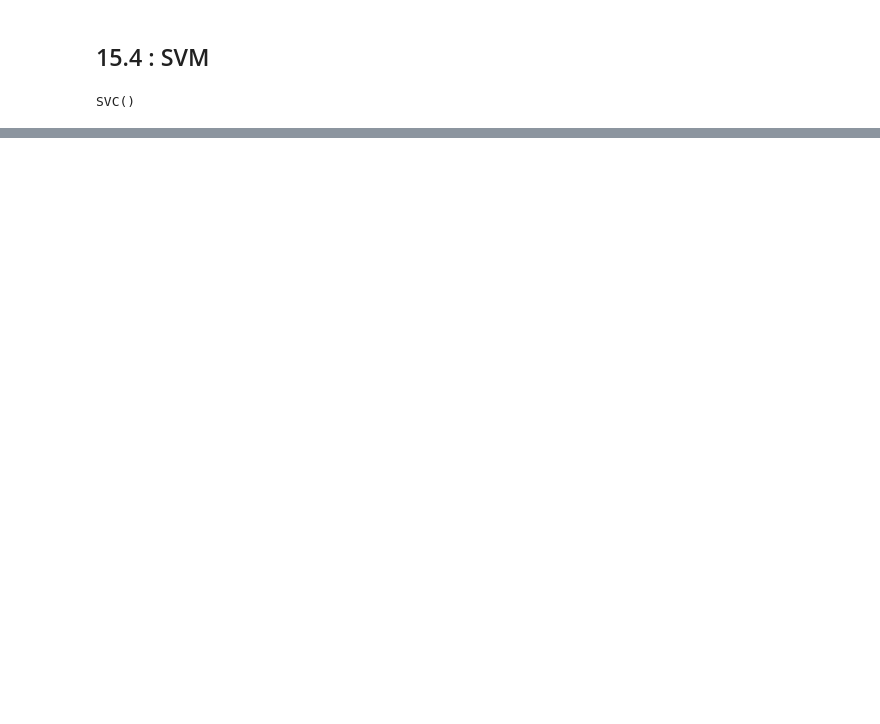
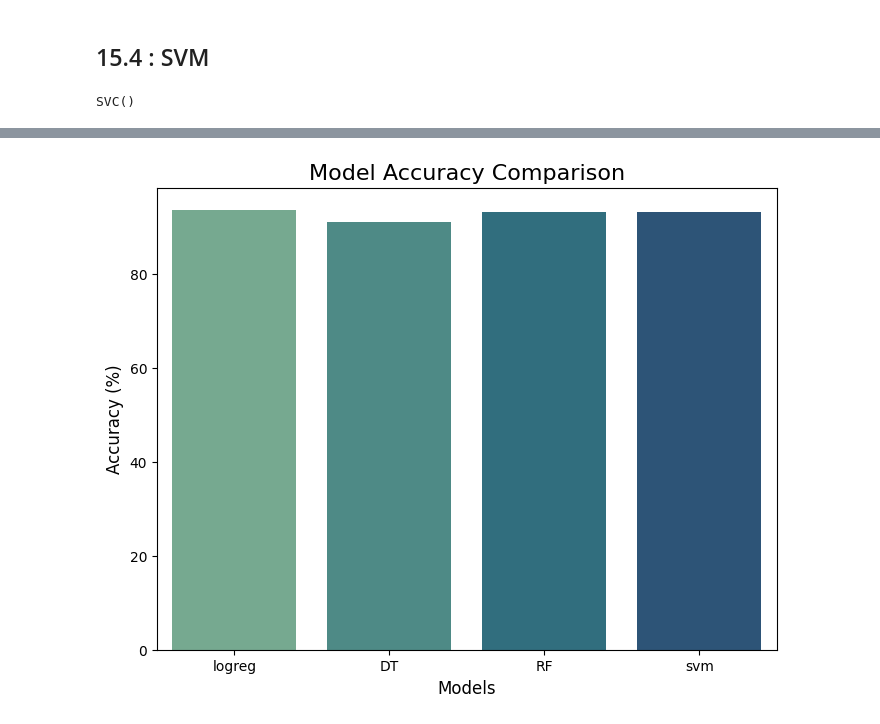
Before and after one commit to SurekhaBerlin/Credit-Card-Fraud-Prediction-using-ML, a Jupyter notebook: Credit_Card_Fraud_Prediction_using_ML_ipynb.ipynb, the cells around one changed output, grey strips where cells are left out. Cells and saved outputs as stored; diff of their text form; code cells hidden in the pictures; blank space fills up the shorter version.

```diff
--- a/Credit_Card_Fraud_Prediction_using_ML_ipynb.ipynb
+++ b/Credit_Card_Fraud_Prediction_using_ML_ipynb.ipynb
@@ -424,0 +426,23 @@ final_data
+# %%
+# Create the final_data DataFrame
+final_data = pd.DataFrame({
+    'Models': ['logreg', 'DT', 'RF', 'svm'],
+    'ACC': [
+        accuracy_score(y_test, y_pred1) * 100,
+        accuracy_score(y_test, y_pred2) * 100,
+        accuracy_score(y_test, y_pred3) * 100,
+        accuracy_score(y_test, y_pred3) * 100  # Check if y_pred3 is correct for the last model
+    ]
+})
+
+# Plotting the accuracy of different models
+plt.figure(figsize=(8, 6))
+sns.barplot(x='Models', y='ACC', data=final_data, palette='crest')
+
+# Adding titles and labels
+plt.title('Model Accuracy Comparison', fontsize=16)
+plt.xlabel('Models', fontsize=12)
+plt.ylabel('Accuracy (%)', fontsize=12)
+plt.show()
+# %% [output]
+[figure, added]
```
Also changed, not shown: parts of 52 cells of this notebook.
